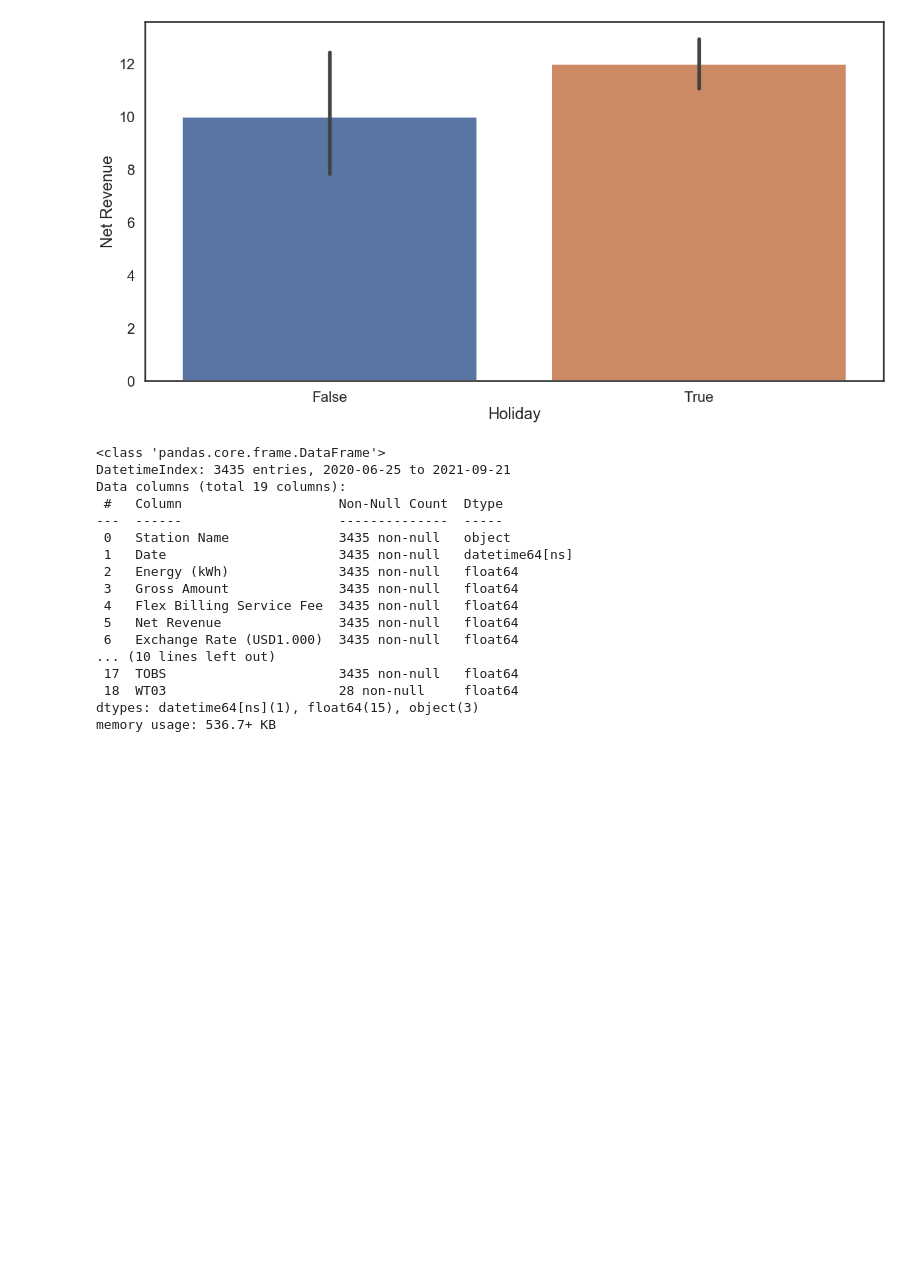
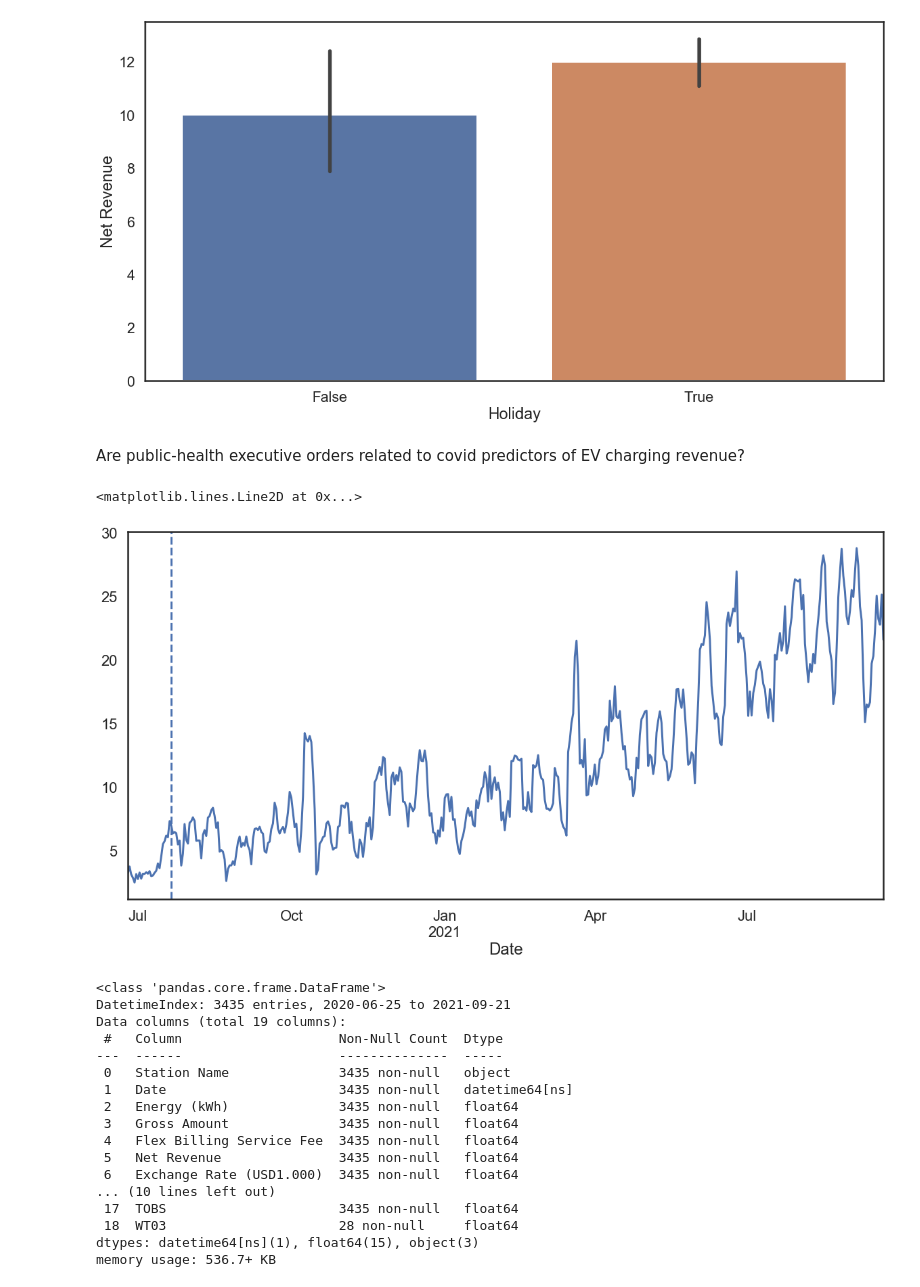
Before and after one commit to davidfox87/EV_forecasting, a Jupyter notebook: EDA.ipynb, the cells around one changed output. Saved outputs shown, nothing was run; the diff lists cells and outputs as text; code cells hidden in the pictures; blank space fills up the shorter version.

```diff
--- a/EDA.ipynb
+++ b/EDA.ipynb
@@ -328,2 +322,11 @@ df3 = (df['Net Revenue']
+# %%
+df3 = (df[['Net Revenue']]
+       .resample('1D')
+       .sum()
+)
+
+# 7-day rolling window
+df3["Net Revenue"] = df3['Net Revenue'].\
+                         transform(lambda x: x.rolling('7D', closed='both', center=True).mean())
 # %%
 df3['Holiday'] = ~df3['Date'].isin(holidays)
@@ -347,6 +349,14 @@ KruskalResult(statistic=608.4163117667821, pvalue=2.472892771183808e-134)
 sns.barplot(data = df3, x='Holiday', y='Net Revenue');
 # %% [output]
 [figure]
+# %% [markdown]
+Are public-health executive orders related to covid predictors of EV charging revenue?
+# %%
+df3['Net Revenue'].plot()
+plt.axvline(x=datetime.datetime(2020,7,21), ls='--')
+# %% [output]
+<matplotlib.lines.Line2D at 0x...>
+[figure, added]
 # %%
 df.info()
 # %% [output]
```
Also changed, not shown: parts of 19 cells of this notebook.
